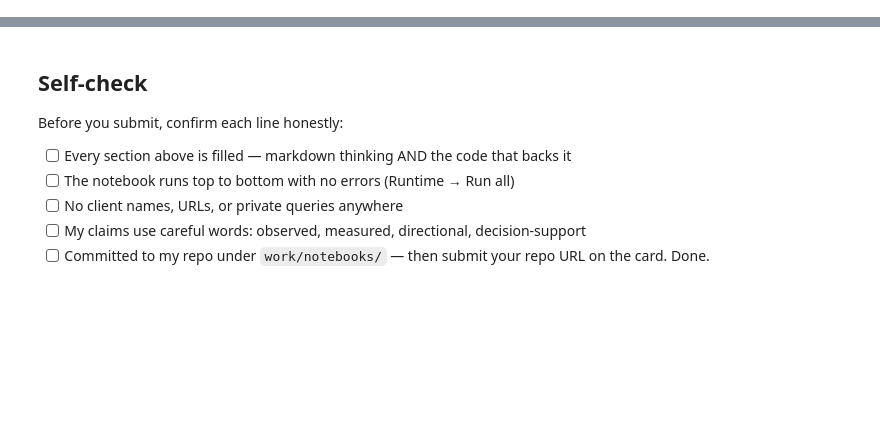
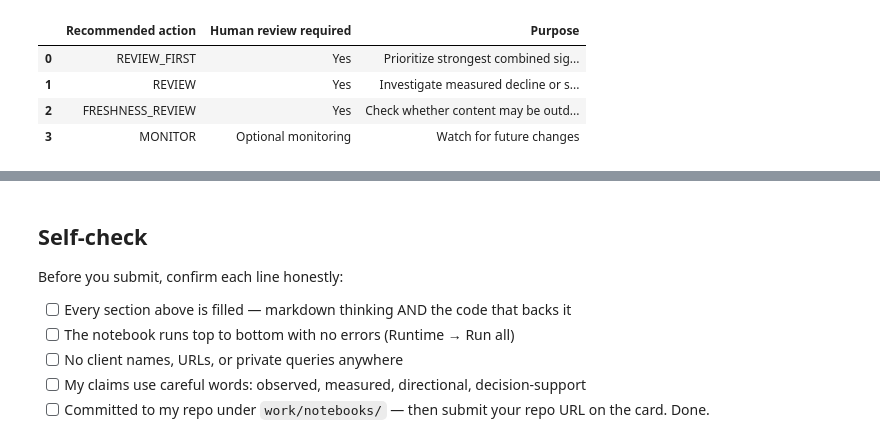
Before and after one commit to Ikramkhan-gif1/FlyRank-ML-Internship, a Jupyter notebook: work/notebooks/w07_action_playbook.ipynb, the cells around one changed output, grey strips where cells are left out. Cells and saved outputs as stored; diff of their text form; code cells hidden in the pictures; blank space fills up the shorter version.

```diff
--- a/work/notebooks/w07_action_playbook.ipynb
+++ b/work/notebooks/w07_action_playbook.ipynb
@@ -43,0 +350,31 @@ This skeleton is yours to fill. Work the sections **in order** — each one has
+# %%
+# Human-review categories in the current queue
+
+review_rules = pd.DataFrame({
+    "Recommended action": [
+        "REVIEW_FIRST",
+        "REVIEW",
+        "FRESHNESS_REVIEW",
+        "MONITOR"
+    ],
+    "Human review required": [
+        "Yes",
+        "Yes",
+        "Yes",
+        "Optional monitoring"
+    ],
+    "Purpose": [
+        "Prioritize strongest combined signals",
+        "Investigate measured decline or strong model signal",
+        "Check whether content may be outdated",
+        "Watch for future changes"
+    ]
+})
+
+review_rules
+# %% [output]
+|  | Recommended action | Human review required | Purpose |
+| 0 | REVIEW_FIRST | Yes | Prioritize strongest combined sig... |
+| 1 | REVIEW | Yes | Investigate measured decline or s... |
+| 2 | FRESHNESS_REVIEW | Yes | Check whether content may be outd... |
+| 3 | MONITOR | Optional monitoring | Watch for future changes |
```
Also changed, not shown: parts of 26 cells of this notebook.
